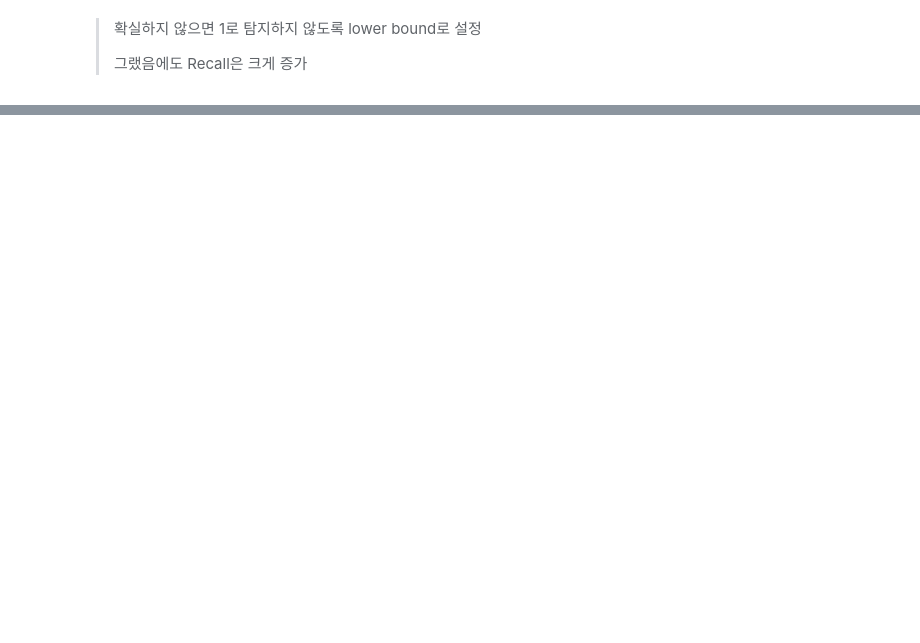
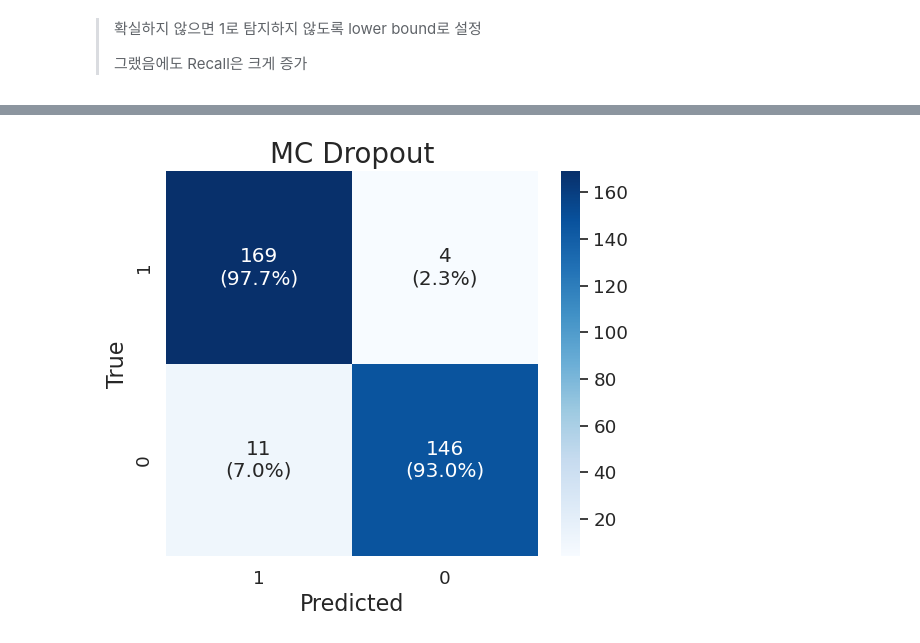
Before and after one commit to HollyRiver/AP2025, a Jupyter notebook: course/after-midterm/project/mc_dropout.ipynb, the cells around one changed output, grey strips where cells are left out. Cells and saved outputs as stored; diff of their text form; code cells hidden in the pictures; blank space fills up the shorter version.

```diff
--- a/course/after-midterm/project/mc_dropout.ipynb
+++ b/course/after-midterm/project/mc_dropout.ipynb
@@ -677,0 +768,25 @@ df_mc.loc[(df_mc.Pred > 0.5) != df_mc["True"]]
+# %%
+# MC Dropout 혼동행렬
+cm = confusion_matrix(df['True'], df['MC_bin'], labels = [1, 0])
+cm_norm = cm / cm.sum(axis=1, keepdims=True)
+
+annot = np.empty_like(cm).astype(str)
+for i in range(cm.shape[0]):
+    for j in range(cm.shape[1]):
+        annot[i, j] = f"{cm[i,j]}\n({cm_norm[i,j]*100:.1f}%)"
+
+plt.figure(figsize=(6,5))
+sns.set(font_scale=1.2) # Adjust to fit
+sns.heatmap(cm,
+            annot=annot,
+            fmt='',
+            cmap='Blues')
+
+plt.title("MC Dropout", fontsize = 20)
+plt.xlabel("Predicted", fontsize = 16)
+plt.ylabel("True", fontsize = 16)
+plt.xticks([0.5,1.5],["1","0"])
+plt.yticks([0.5,1.5],["1","0"])
+plt.savefig("fig/confusion_MC.png", dpi = 300)
+# %% [output]
+[figure, added]
```
Also changed, not shown: parts of 15 cells of this notebook, 7 other files.
